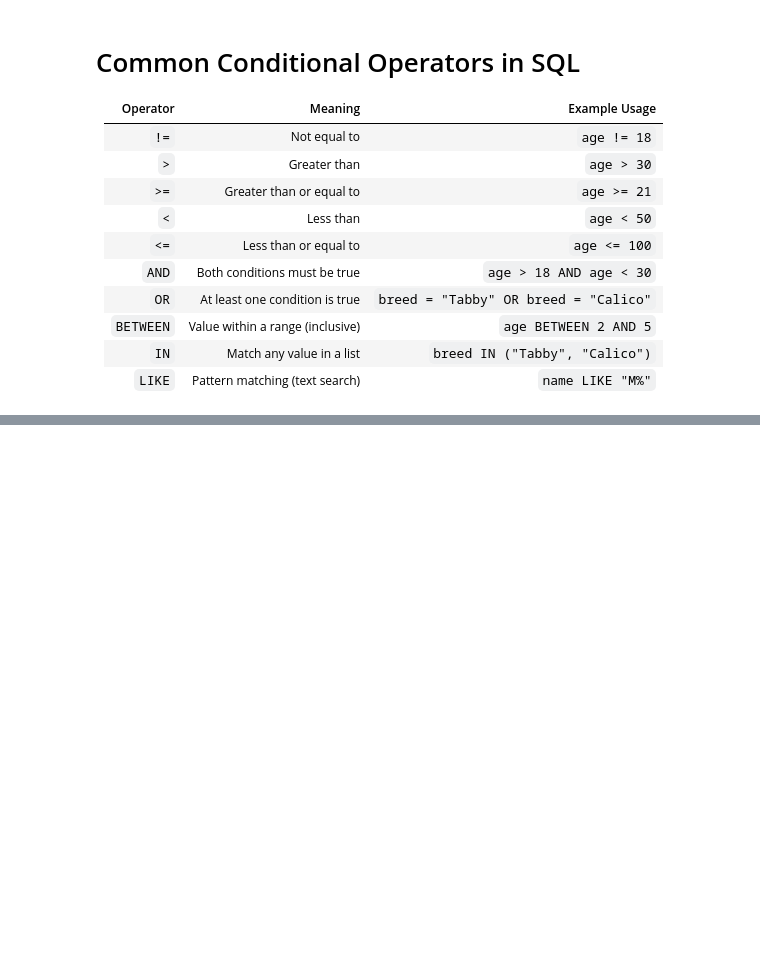
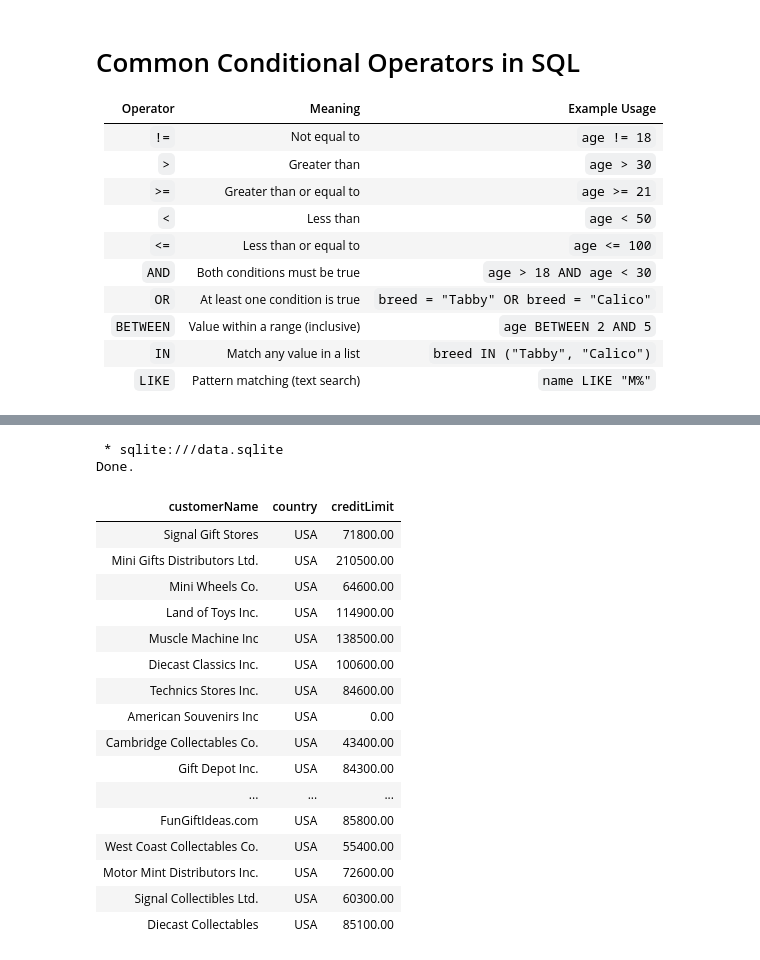
Before and after one commit to karusamuel/intro_to_sql, a Jupyter notebook: index.ipynb, the cells around one changed output, grey strips where cells are left out. Drawn from its saved outputs; the diff is of its cells as text; code cells hidden in the pictures; blank space fills up the shorter version.

```diff
--- a/index.ipynb
+++ b/index.ipynb
@@ -806,0 +965,26 @@ Rows (only Patterson records)
+# %%
+%%sql
+SELECT customerName, country, creditLimit
+FROM customers
+WHERE country = "USA"
+AND creditLimit > 100000;
+# %% [output]
+ * sqlite:///data.sqlite
+Done.
+| customerName | country | creditLimit |
+| Signal Gift Stores | USA | 71800.00 |
+| Mini Gifts Distributors Ltd. | USA | 210500.00 |
+| Mini Wheels Co. | USA | 64600.00 |
+| Land of Toys Inc. | USA | 114900.00 |
+| Muscle Machine Inc | USA | 138500.00 |
+| Diecast Classics Inc. | USA | 100600.00 |
+| Technics Stores Inc. | USA | 84600.00 |
+| American Souvenirs Inc | USA | 0.00 |
+| Cambridge Collectables Co. | USA | 43400.00 |
+| Gift Depot Inc. | USA | 84300.00 |
+| ... | ... | ... |
+| FunGiftIdeas.com | USA | 85800.00 |
+| West Coast Collectables Co. | USA | 55400.00 |
+| Motor Mint Distributors Inc. | USA | 72600.00 |
+| Signal Collectibles Ltd. | USA | 60300.00 |
+| Diecast Collectables | USA | 85100.00 |
```
Also changed, not shown: parts of 21 cells of this notebook.
